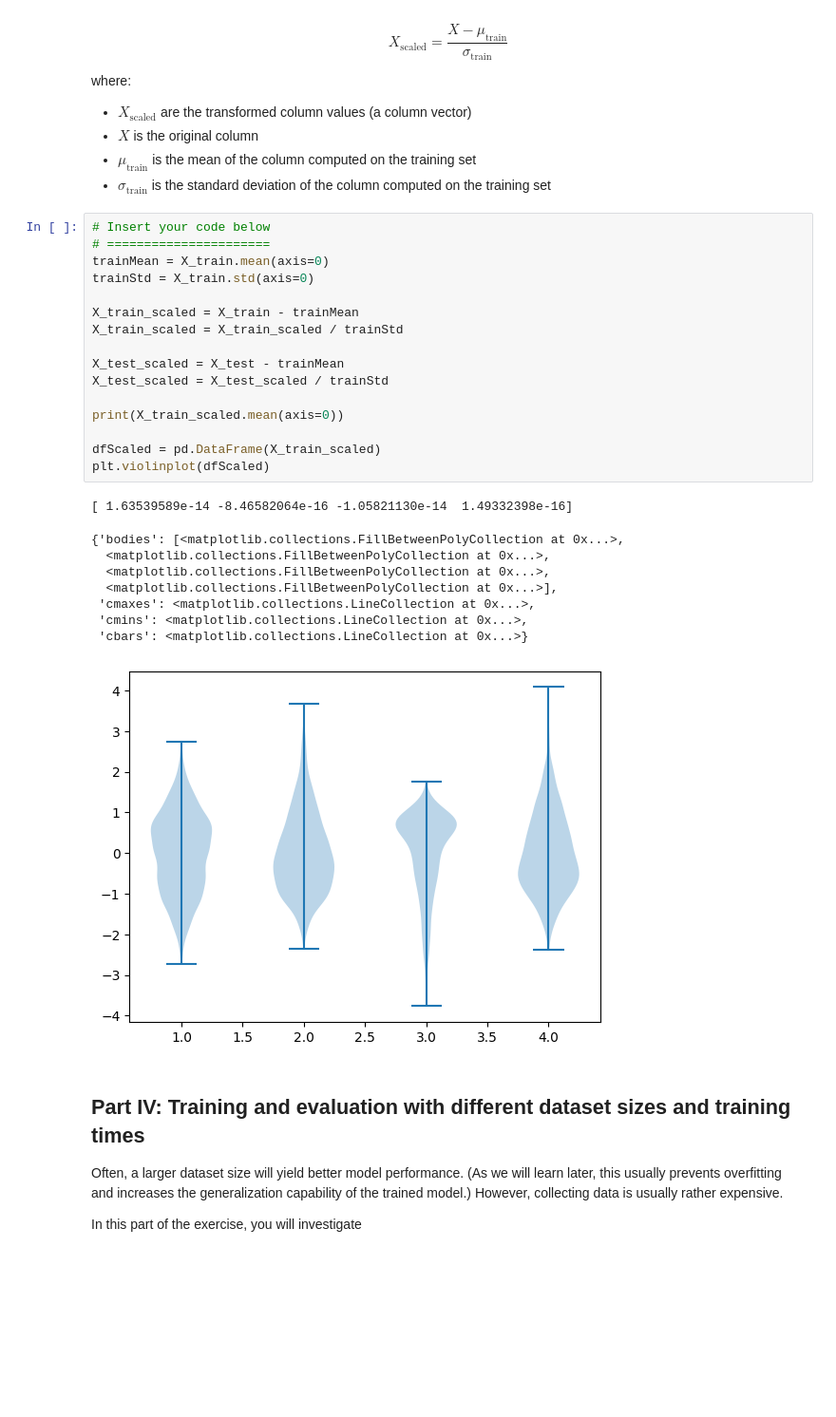
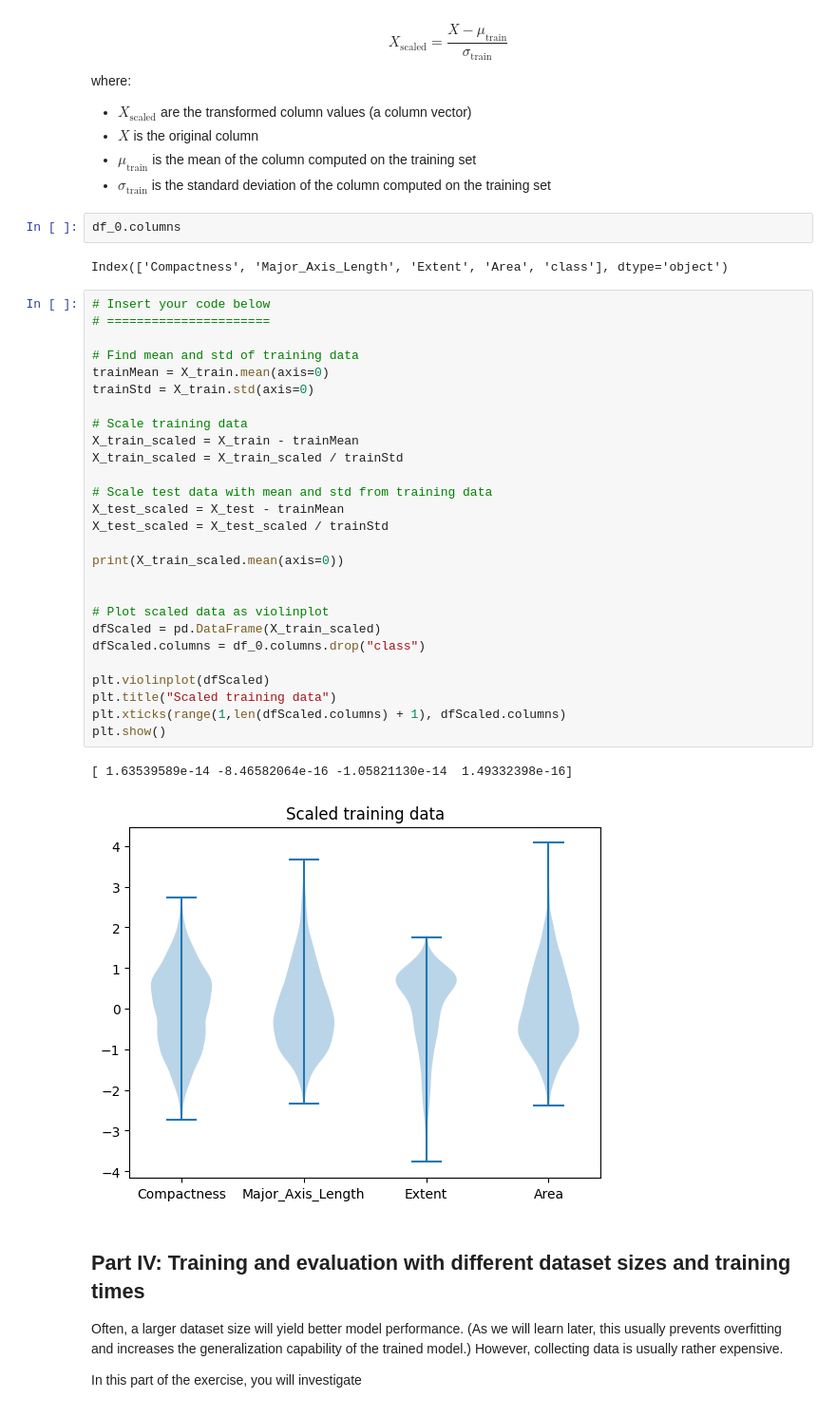
Before and after one commit to B-rage04/DAT200G4, a Jupyter notebook: CA02_dat200_26H/CA2_DAT200_26H.ipynb, the cells around one changed output. Shown at 95% size. Saved outputs shown, nothing was run; the diff lists cells and outputs as text; blank space fills up the shorter version.

Commit message:
added comments and made plot in part 3 more readable

```diff
--- a/CA02_dat200_26H/CA2_DAT200_26H.ipynb
+++ b/CA02_dat200_26H/CA2_DAT200_26H.ipynb
@@ -310,32 +311,40 @@ where:
 - $X$ is the original column
 - $\mu_{\text{train}}$ is the mean of the column computed on the training set
 - $\sigma_{\text{train}}$ is the standard deviation of the column computed on the training set
+# %%
+df_0.columns
+# %% [output]
+Index(['Compactness', 'Major_Axis_Length', 'Extent', 'Area', 'class'], dtype='object')
 # %%
 # Insert your code below
 # ======================
+
+# Find mean and std of training data
 trainMean = X_train.mean(axis=0)
 trainStd = X_train.std(axis=0)
 
+# Scale training data
 X_train_scaled = X_train - trainMean
 X_train_scaled = X_train_scaled / trainStd
 
+# Scale test data with mean and std from training data
 X_test_scaled = X_test - trainMean
 X_test_scaled = X_test_scaled / trainStd
 
 print(X_train_scaled.mean(axis=0))
 
+
+# Plot scaled data as violinplot
 dfScaled = pd.DataFrame(X_train_scaled)
+dfScaled.columns = df_0.columns.drop("class")
+
 plt.violinplot(dfScaled)
+plt.title("Scaled training data")
+plt.xticks(range(1,len(dfScaled.columns) + 1), dfScaled.columns)
+plt.show()
 # %% [output]
 [ 1.63539589e-14 -8.46582064e-16 -1.05821130e-14  1.49332398e-16]
-{'bodies': [<matplotlib.collections.FillBetweenPolyCollection at 0x...>,
-  <matplotlib.collections.FillBetweenPolyCollection at 0x...>,
-  <matplotlib.collections.FillBetweenPolyCollection at 0x...>,
-  <matplotlib.collections.FillBetweenPolyCollection at 0x...>],
- 'cmaxes': <matplotlib.collections.LineCollection at 0x...>,
- 'cmins': <matplotlib.collections.LineCollection at 0x...>,
- 'cbars': <matplotlib.collections.LineCollection at 0x...>}
-[figure, old version]
+[figure, new version]
 # %% [markdown]
 ## Part IV: Training and evaluation with different dataset sizes and training times
 
```
Also changed, not shown: parts of 2 cells of this notebook.
